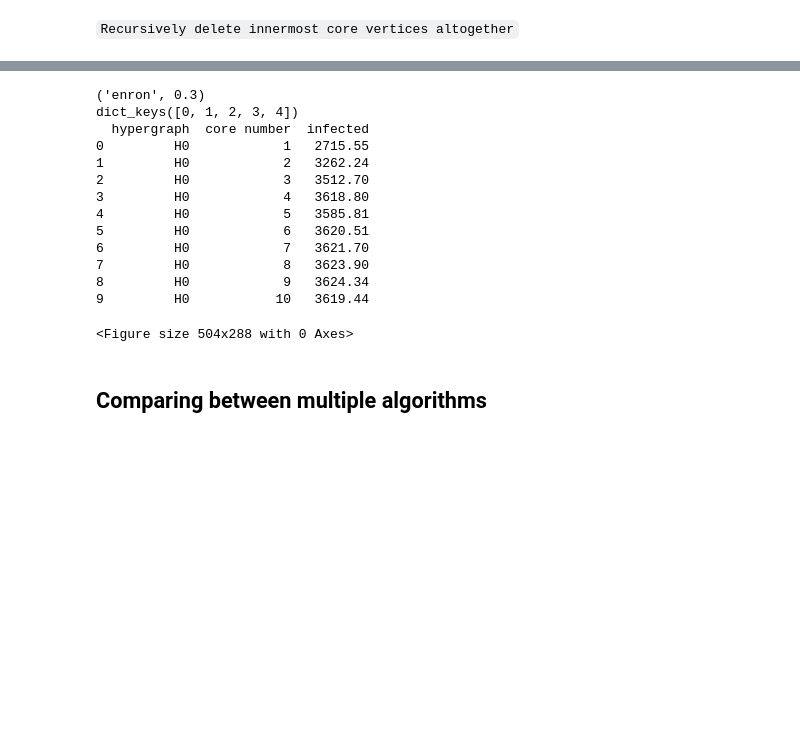
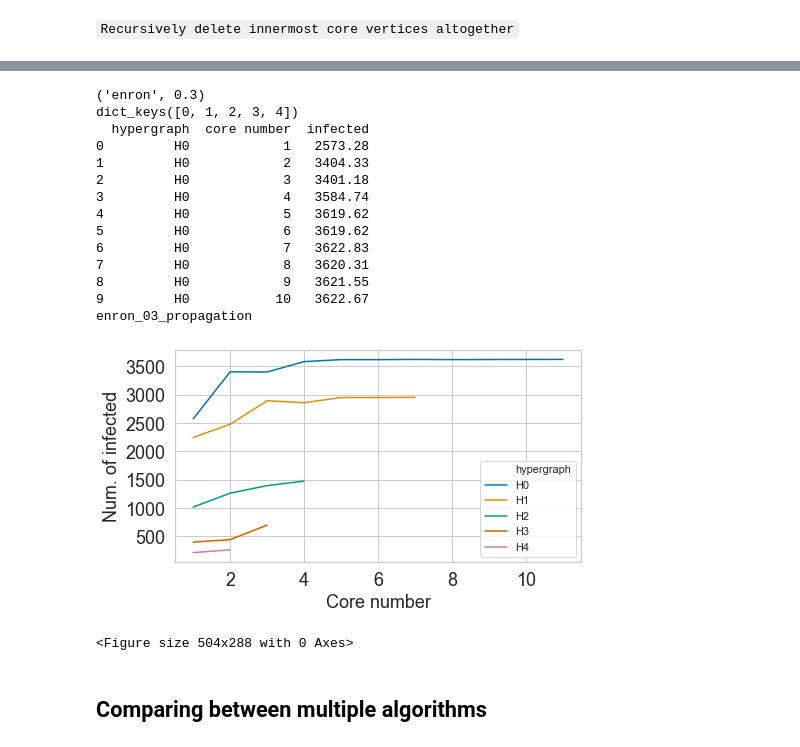
Before and after one commit to bishwamittra/scripts_hg-core-decomposition, a Jupyter notebook: read_output(naheed).ipynb, the cells around one changed output, grey strips where cells are left out. Cells and saved outputs as stored; diff of their text form; code cells hidden in the pictures; blank space fills up the shorter version.

```diff
--- a/read_output(naheed).ipynb
+++ b/read_output(naheed).ipynb
@@ -2028,7 +2026,7 @@ labelsize = 12
 sns.set(rc={'figure.figsize':(7,4)})
 sns.set_style("whitegrid", {'axes.grid' : True})
 lw = 3
-save = True
+save = False
 output_folder = 'results_final/'
 topk = 5
 
@@ -2066,43 +2064,45 @@ for key, item in df[df['intervention_results'].notnull()].groupby(group_list, as
     # print(result_df['edge id'].unique())
     # result_df['intervention'] = result_df.apply(lambda x: 'applied' if x['edge id'] != 'nill' else 'not applied', axis=1)
 
     #Plot mean
     meandf = result_df.groupby(['hypergraph', 'core number']).mean().reset_index()
     print(meandf.head(n = 10))
     # print(meandf)
     sns.lineplot(x = 'core number', y = 'infected', hue = 'hypergraph', palette='colorblind', data=meandf)
     # sns.lineplot(x = 'core number', y = 'infected', hue = 'hypergraph id', palette='colorblind', ci='sd', err_style='bars', data=result_df)
     # sns.lineplot(x = 'core number', y = 'infected', hue = 'hypergraph id', palette='colorblind',  data=result_df)
 
     plt.xlabel('Core number', fontsize=fontsize)
     plt.ylabel("Num. of infected", fontsize=fontsize)
     # plt.yscale("log")
     plt.xticks(fontsize=fontsize)
     plt.yticks(fontsize=fontsize)
     # plt.title(top_val, fontsize=fontsize)
     plt.tight_layout()
     filename = (" ".join(map(str, key)) + " propagation").replace(" ", "_").replace(".", "")
     if(save):
         plt.savefig("data/output/fig/" + filename + "_intervention.pdf")
     else:
         print(filename)
         plt.show()
         # break
     plt.clf()
 # %% [output]
 ('enron', 0.3)
 dict_keys([0, 1, 2, 3, 4])
   hypergraph  core number  infected
-0         H0            1   2715.55
-1         H0            2   3262.24
-2         H0            3   3512.70
-3         H0            4   3618.80
-4         H0            5   3585.81
-5         H0            6   3620.51
-6         H0            7   3621.70
-7         H0            8   3623.90
-8         H0            9   3624.34
-9         H0           10   3619.44
+0         H0            1   2573.28
+1         H0            2   3404.33
+2         H0            3   3401.18
+3         H0            4   3584.74
+4         H0            5   3619.62
+5         H0            6   3619.62
+6         H0            7   3622.83
+7         H0            8   3620.31
+8         H0            9   3621.55
+9         H0           10   3622.67
+enron_03_propagation
+[figure, added]
 <Figure size 504x288 with 0 Axes>
 # %% [markdown]
 ## Comparing between multiple algorithms
```
Also changed, not shown: parts of 4 cells of this notebook.
